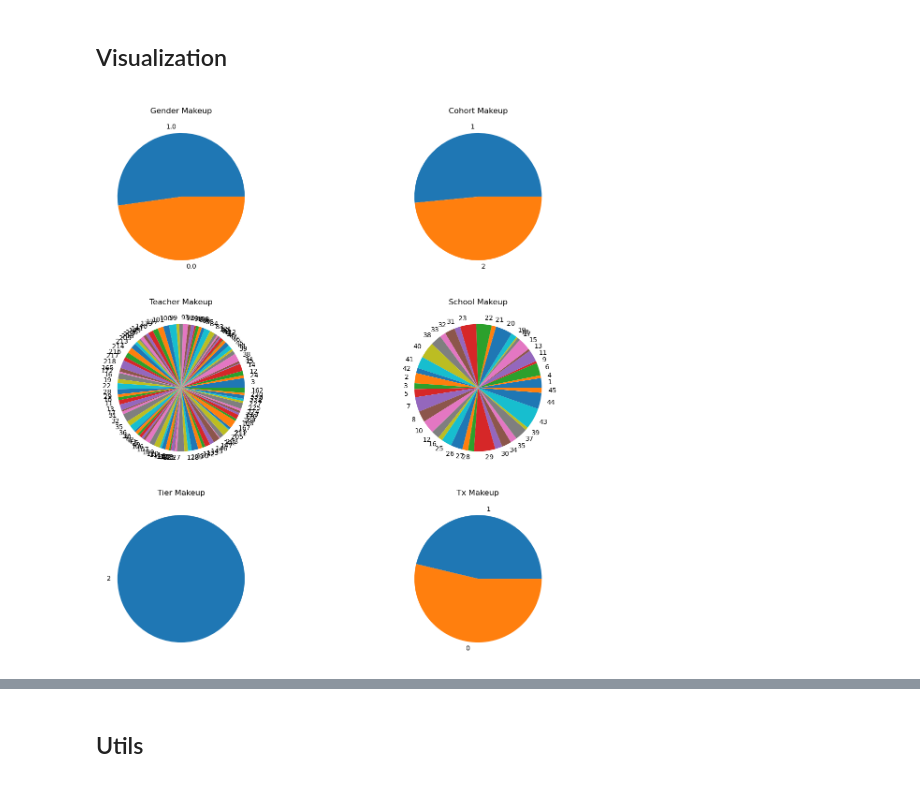
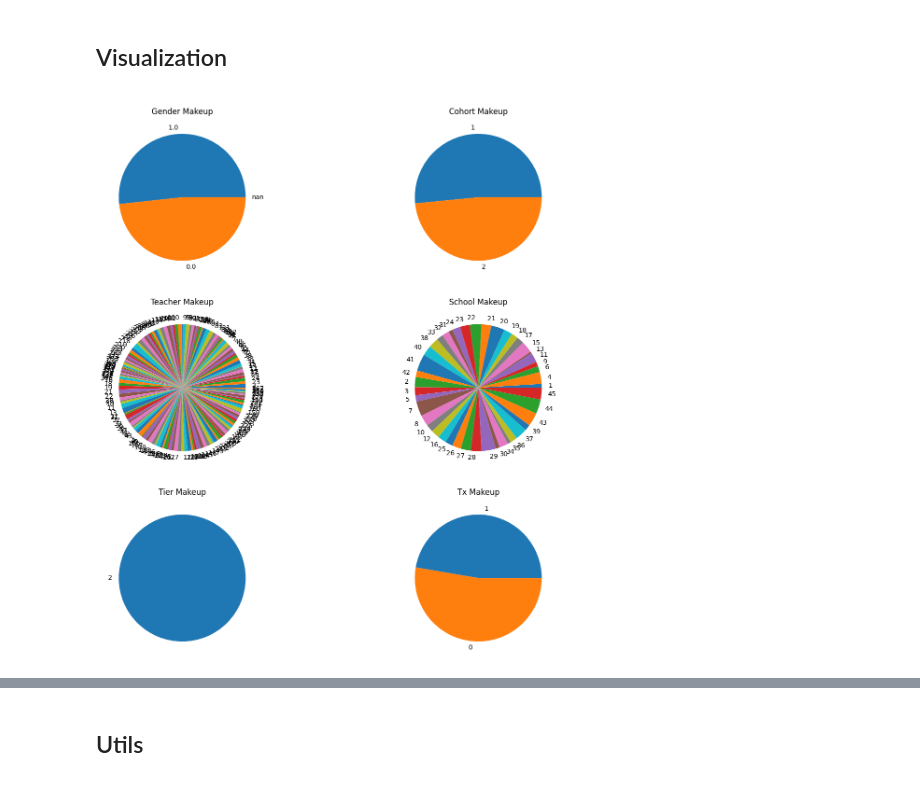
Before and after one commit to oozernov/BU_TEACH, a Jupyter notebook: code/DataVisualization.ipynb, the cells around one changed output, grey strips where cells are left out. Cells and saved outputs as stored; diff of their text form; code cells hidden in the pictures.

```diff
--- a/code/DataVisualization.ipynb
+++ b/code/DataVisualization.ipynb
@@ -15,20 +16,7 @@ import matplotlib.pyplot as plt
 ## Load and preprocess data
 <a id='preprocess'></a>
 # %%
-metrics = ['NWFcls', 'NWFwrc', 'ORFwc', 'SAwrS', 'SAsrS', 'SAtoS', 'RMwidRS', 'RMwdaRS']
-
-all_data = pd.read_csv('./data/ms_s1s2tier2impact.csv')
-all_data_dna = all_data.dropna()
-data_t0 = all_data_dna[all_data_dna['t']==0]
-data_t1 = all_data_dna[all_data_dna['t']==1]
-
-data_merged = data_t0.merge(data_t1, how = 'inner', on='StuID')
-data_merged_w_delta = data_merged.copy()
-for m in metrics:
-    t_0_name = m + '_x'
-    t_1_name = m + '_y'
-    new_m = data_merged[t_1_name] - data_merged[t_0_name]
-    data_merged_w_delta[m + '_delta'] = new_m
+all_data = pd.read_csv('../data/ms_s1s2tier2impact.csv')
 # %% [markdown]
 ## Data summary
 <a id='summary'></a>
@@ -57,13 +123,13 @@ describe_data(all_data)
 <a id='visualization'></a>
 # %%
 fig, ax = plt.subplots(3,2, figsize=(15, 15))
-piechart(ax[0,0], data_merged_w_delta, 'Gender_x', 'Gender Makeup')
+piechart(ax[0,0], all_data, 'Gender', 'Gender Makeup')
 piechart(ax[0,1], all_data, 'Cohort', 'Cohort Makeup')
-piechart(ax[1,0], data_merged_w_delta, 'TeachID_x', 'Teacher Makeup')
-piechart(ax[1,1], data_merged_w_delta, 'SchlID_x', 'School Makeup')
-piechart(ax[2,0], data_merged_w_delta, 'Tier_x', 'Tier Makeup')
-piechart(ax[2,1], data_merged_w_delta, 'Tx_x', 'Tx Makeup')
+piechart(ax[1,0], all_data, 'TeachID', 'Teacher Makeup')
+piechart(ax[1,1], all_data, 'SchlID', 'School Makeup')
+piechart(ax[2,0], all_data, 'Tier', 'Tier Makeup')
+piechart(ax[2,1], all_data, 'Tx', 'Tx Makeup')
 # %% [output]
-[figure, old version]
+[figure, new version]
 # %%
 fig, ax = plt.subplots(4,2, figsize=(15, 20))
```
Also changed, not shown: parts of 13 cells of this notebook.
